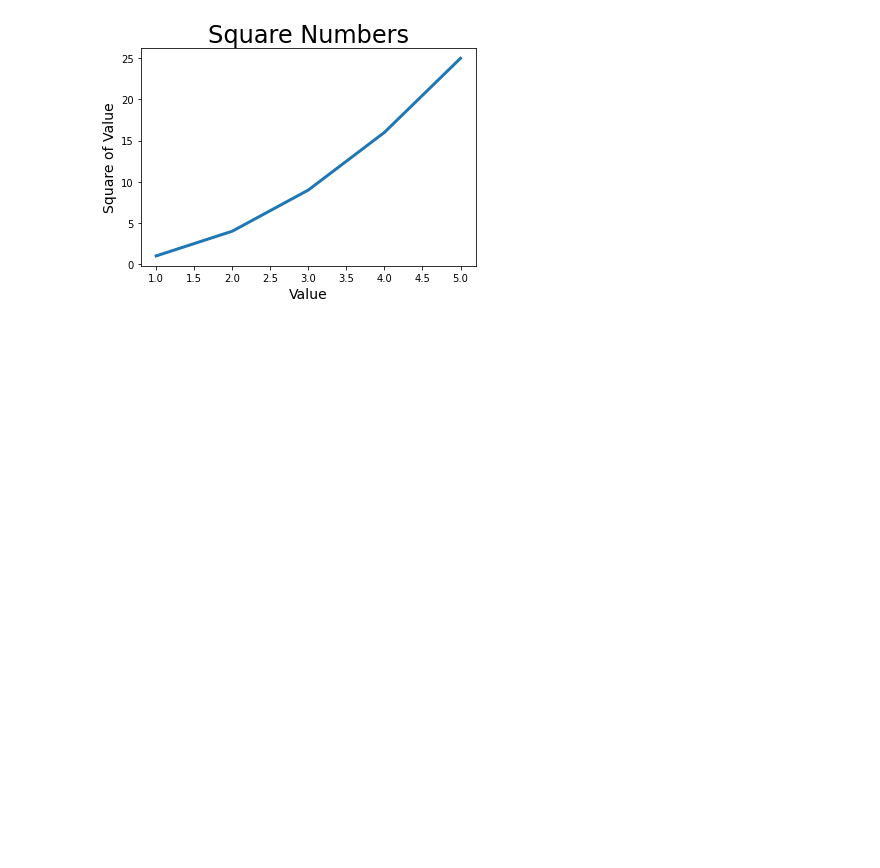
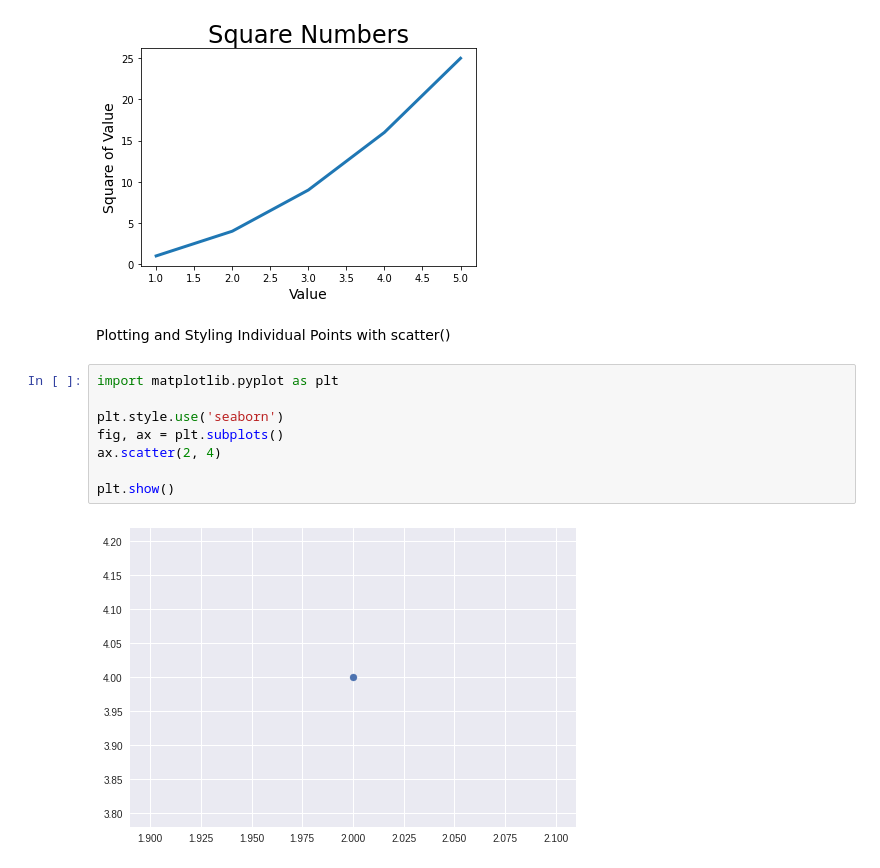
Before and after one commit to pratikshas8080/Pie_Charts_Using_python, a Jupyter notebook: pie_chart.ipynb, the cells around one changed output. Cells and saved outputs as stored; diff of their text form; blank space fills up the shorter version.

```diff
--- a/pie_chart.ipynb
+++ b/pie_chart.ipynb
@@ -77,3 +77,15 @@ ax.set_ylabel("Square of Value", fontsize=14)
 plt.show()
 # %% [output]
 [figure]
+# %% [markdown]
+Plotting and Styling Individual Points with scatter()
+# %%
+import matplotlib.pyplot as plt
+
+plt.style.use('seaborn')
+fig, ax = plt.subplots()
+ax.scatter(2, 4)
+
+plt.show()
+# %% [output]
+[figure, added]
```
Also changed, not shown: parts of 3 cells of this notebook.
